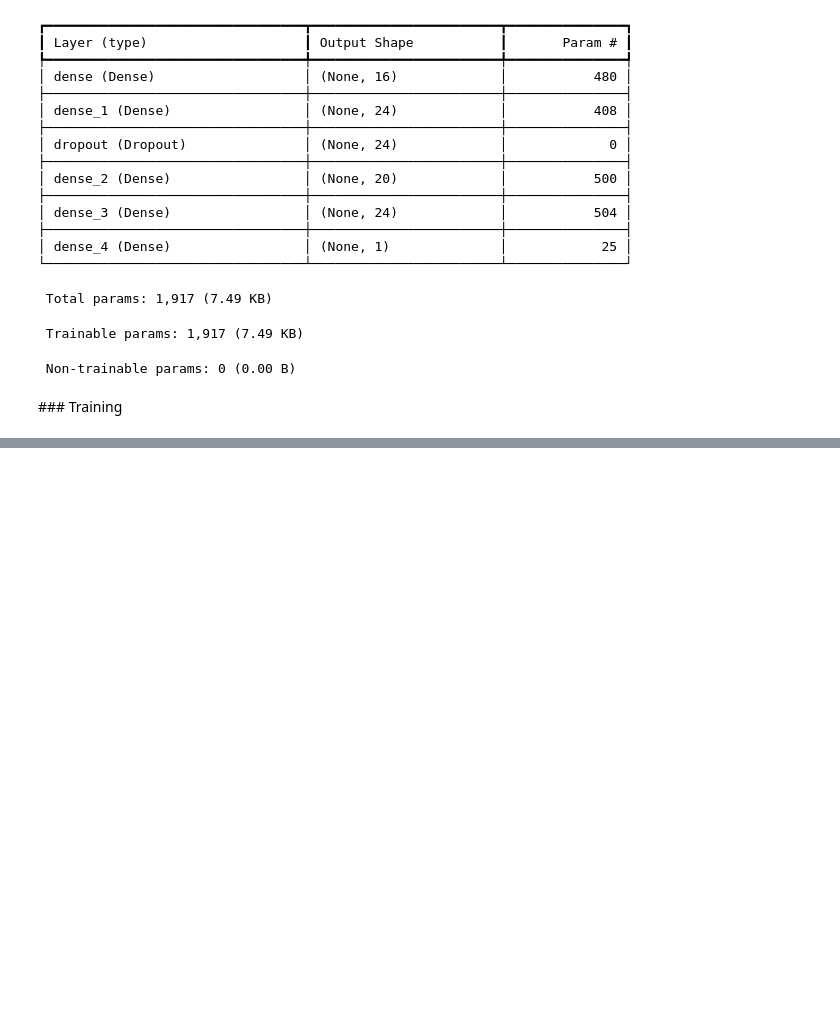
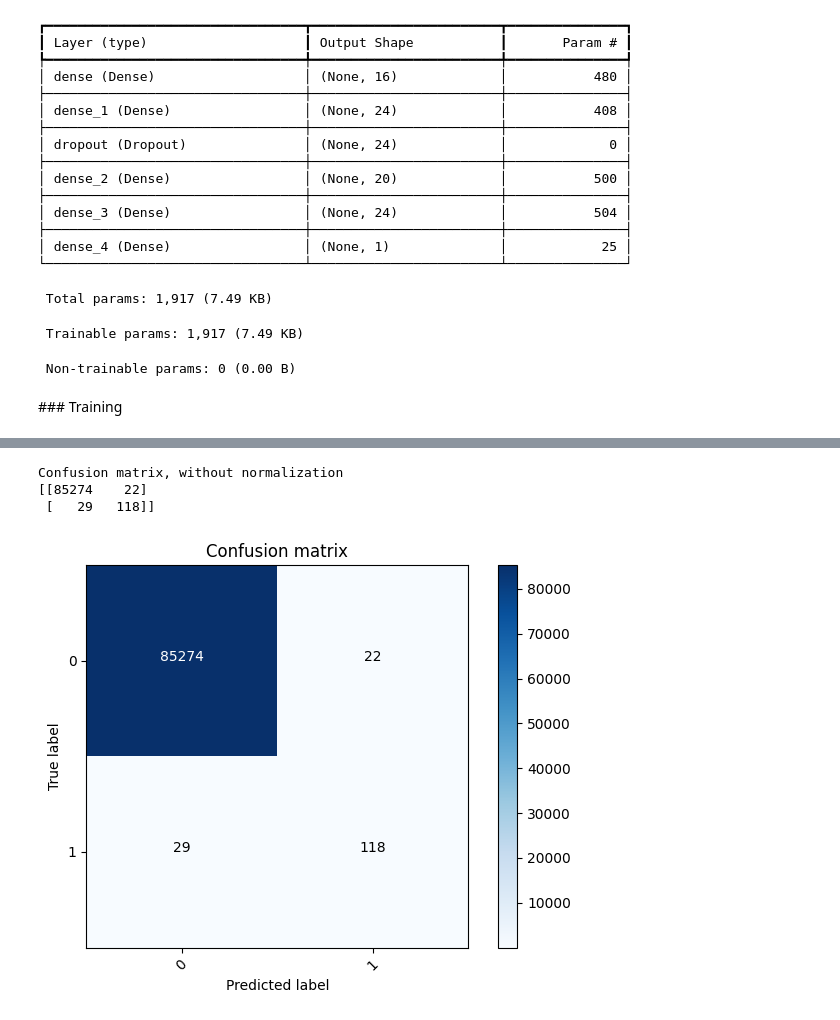
Before and after one commit to gilangluq/credit-card-fraud-detection-using-ML, a Jupyter notebook: credit-card-fraud-detection.ipynb, the cells around one changed output, grey strips where cells are left out. Cells and saved outputs as stored; diff of their text form; code cells hidden in the pictures; blank space fills up the shorter version.

```diff
--- a/credit-card-fraud-detection.ipynb
+++ b/credit-card-fraud-detection.ipynb
@@ -188,0 +189,8 @@ print(cnf_matrix)
+# %%
+plot_confusion_matrix(cnf_matrix, classes=[0,1])
+plt.show()
+# %% [output]
+Confusion matrix, without normalization
+[[85274    22]
+ [   29   118]]
+[figure, added]
```
Also changed, not shown: parts of 5 cells of this notebook.
